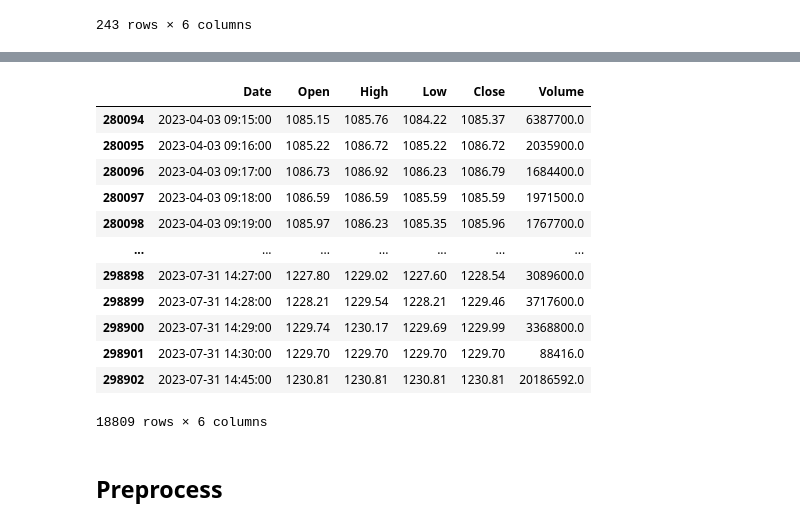
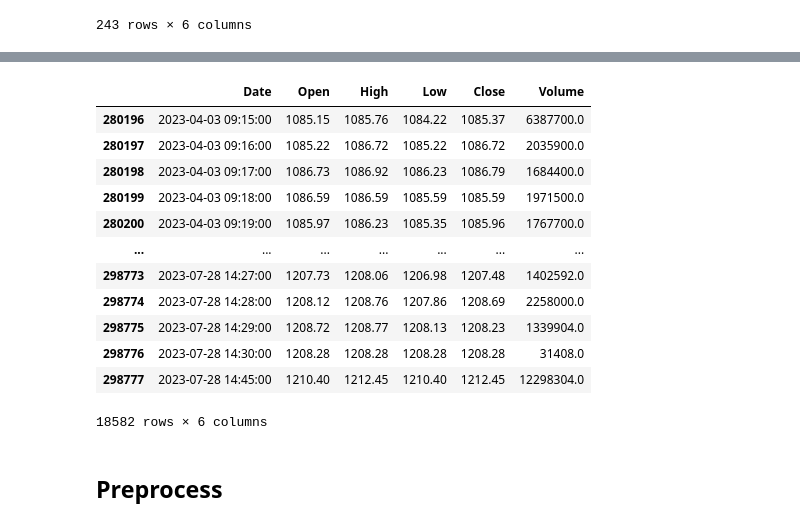
Before and after one commit to NgDMTruc/DSP_vn30f, a Jupyter notebook: main_notebook.ipynb, the cells around one changed output, grey strips where cells are left out. Cells and saved outputs as stored; diff of their text form; code cells hidden in the pictures.

```diff
--- a/main_notebook.ipynb
+++ b/main_notebook.ipynb
@@ -323,24 +325,23 @@ data1[
-# %%
-data_april_2023 = combined_data[
-    (combined_data['Date'] >= '2023-04-01') & (combined_data['Date'] <= '2023-08-01')
-]
-data_april_2023
-# %% [output]
-|  | Date | Open | High | Low | Close | Volume |
-| 280094 | 2023-04-03 09:15:00 | 1085.15 | 1085.76 | 1084.22 | 1085.37 | 6387700.0 |
-| 280095 | 2023-04-03 09:16:00 | 1085.22 | 1086.72 | 1085.22 | 1086.72 | 2035900.0 |
-| 280096 | 2023-04-03 09:17:00 | 1086.73 | 1086.92 | 1086.23 | 1086.79 | 1684400.0 |
-| 280097 | 2023-04-03 09:18:00 | 1086.59 | 1086.59 | 1085.59 | 1085.59 | 1971500.0 |
-| 280098 | 2023-04-03 09:19:00 | 1085.97 | 1086.23 | 1085.35 | 1085.96 | 1767700.0 |
-| ... | ... | ... | ... | ... | ... | ... |
-| 298898 | 2023-07-31 14:27:00 | 1227.80 | 1229.02 | 1227.60 | 1228.54 | 3089600.0 |
-| 298899 | 2023-07-31 14:28:00 | 1228.21 | 1229.54 | 1228.21 | 1229.46 | 3717600.0 |
-| 298900 | 2023-07-31 14:29:00 | 1229.74 | 1230.17 | 1229.69 | 1229.99 | 3368800.0 |
-| 298901 | 2023-07-31 14:30:00 | 1229.70 | 1229.70 | 1229.70 | 1229.70 | 88416.0 |
-| 298902 | 2023-07-31 14:45:00 | 1230.81 | 1230.81 | 1230.81 | 1230.81 | 20186592.0 |
-18809 rows × 6 columns
 # %%
 data=combined_data
+# %%
+data[
+    (data['Date'] >= '2023-04-01') & (data['Date'] <= '2023-07-30')
+]
+# %% [output]
+|  | Date | Open | High | Low | Close | Volume |
+| 280196 | 2023-04-03 09:15:00 | 1085.15 | 1085.76 | 1084.22 | 1085.37 | 6387700.0 |
+| 280197 | 2023-04-03 09:16:00 | 1085.22 | 1086.72 | 1085.22 | 1086.72 | 2035900.0 |
+| 280198 | 2023-04-03 09:17:00 | 1086.73 | 1086.92 | 1086.23 | 1086.79 | 1684400.0 |
+| 280199 | 2023-04-03 09:18:00 | 1086.59 | 1086.59 | 1085.59 | 1085.59 | 1971500.0 |
+| 280200 | 2023-04-03 09:19:00 | 1085.97 | 1086.23 | 1085.35 | 1085.96 | 1767700.0 |
+| ... | ... | ... | ... | ... | ... | ... |
+| 298773 | 2023-07-28 14:27:00 | 1207.73 | 1208.06 | 1206.98 | 1207.48 | 1402592.0 |
+| 298774 | 2023-07-28 14:28:00 | 1208.12 | 1208.76 | 1207.86 | 1208.69 | 2258000.0 |
+| 298775 | 2023-07-28 14:29:00 | 1208.72 | 1208.77 | 1208.13 | 1208.23 | 1339904.0 |
+| 298776 | 2023-07-28 14:30:00 | 1208.28 | 1208.28 | 1208.28 | 1208.28 | 31408.0 |
+| 298777 | 2023-07-28 14:45:00 | 1210.40 | 1212.45 | 1210.40 | 1212.45 | 12298304.0 |
+18582 rows × 6 columns
 # %% [markdown]
 ## Preprocess
 # %%
```
Also changed, not shown: parts of 9 cells of this notebook, 3 other files.
